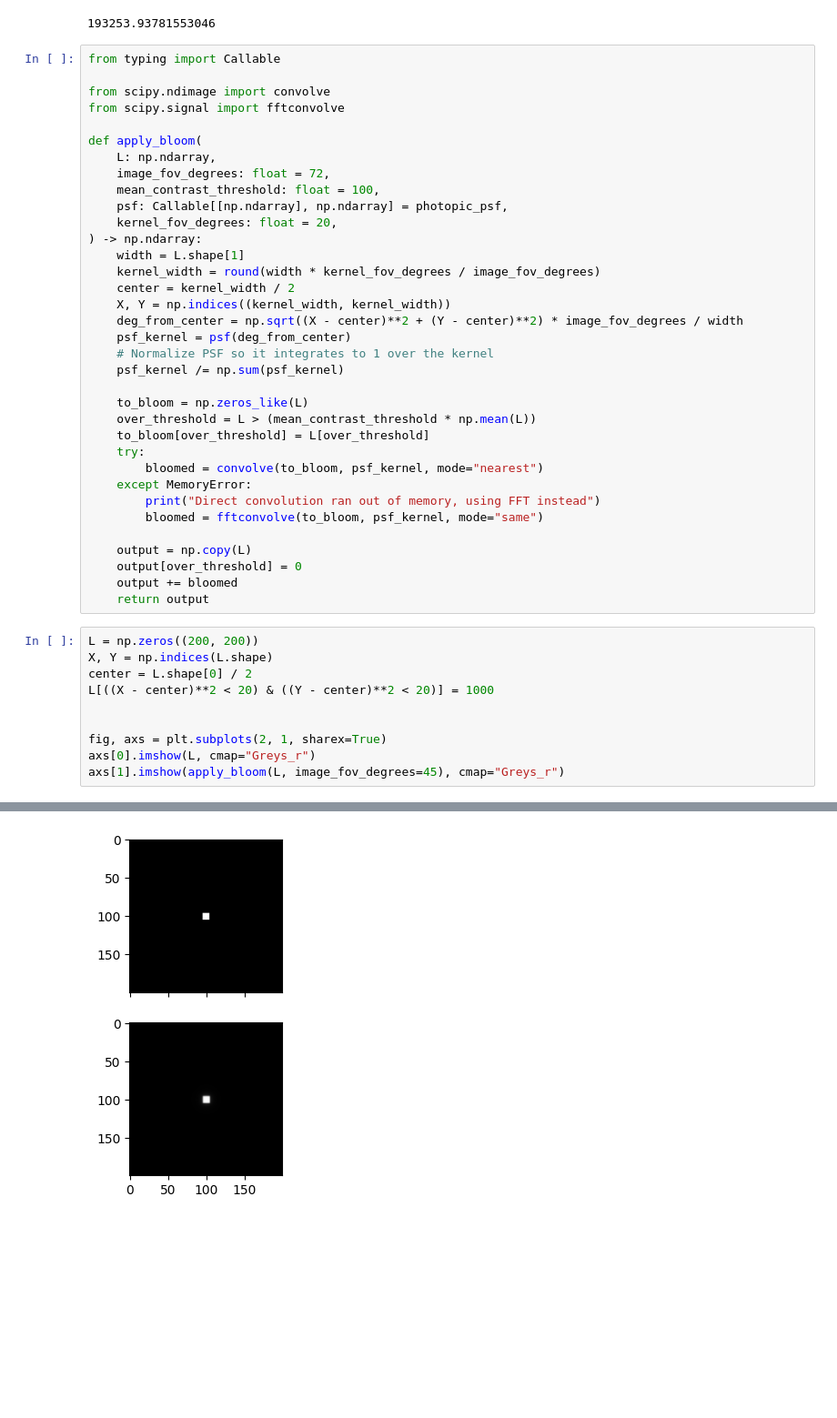
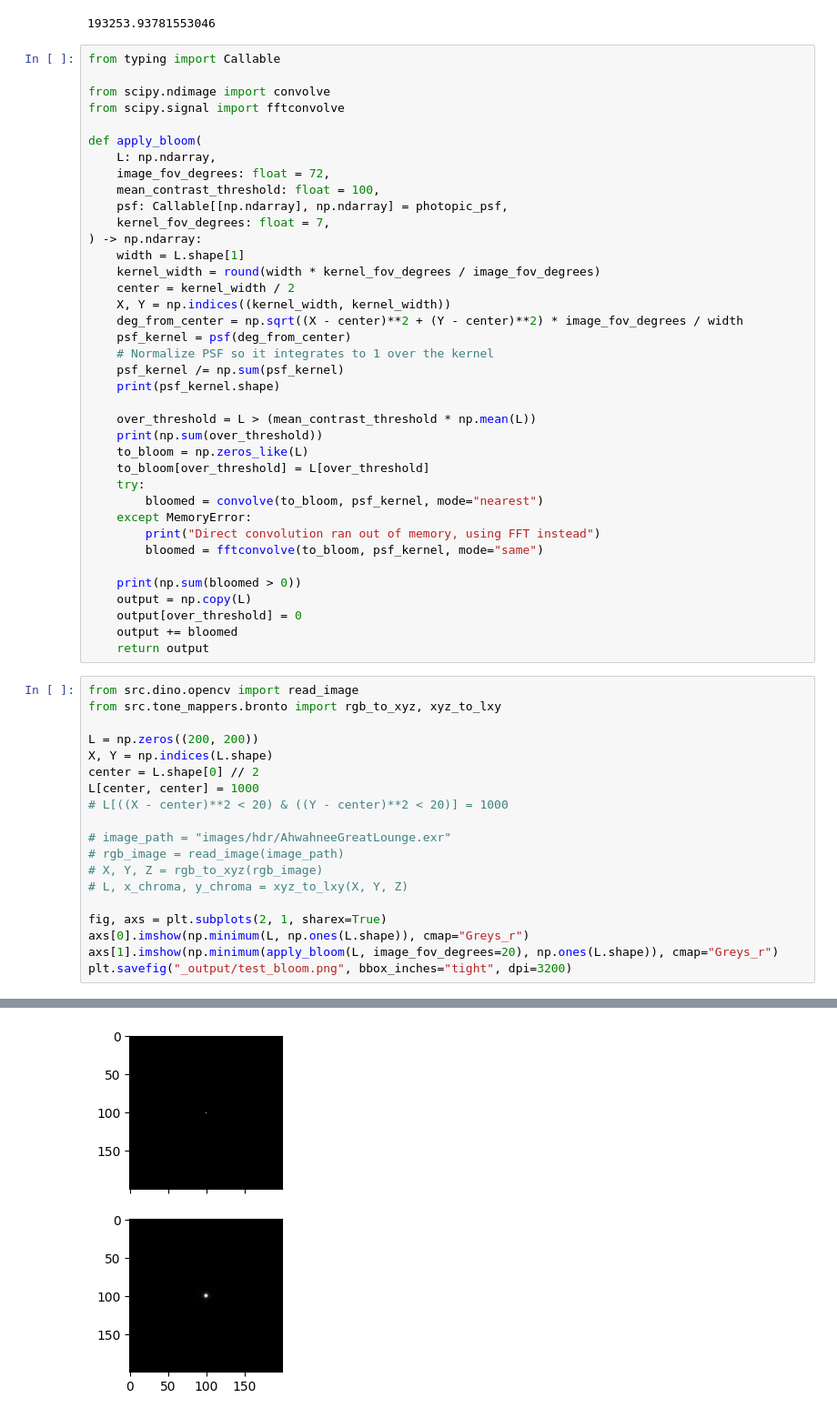
Before and after one commit to ASavageCabbage/divnorm-brightness, a Jupyter notebook: glare_psf.ipynb, the cells around one changed output, grey strips where cells are left out. Shown: that part at 91% size. Drawn from its saved outputs; the diff is of its cells as text; blank space fills up the shorter version.

```diff
--- a/glare_psf.ipynb
+++ b/glare_psf.ipynb
@@ -76,7 +76,7 @@ def apply_bloom(
     image_fov_degrees: float = 72,
     mean_contrast_threshold: float = 100,
     psf: Callable[[np.ndarray], np.ndarray] = photopic_psf,
-    kernel_fov_degrees: float = 20,
+    kernel_fov_degrees: float = 7,
 ) -> np.ndarray:
     width = L.shape[1]
     kernel_width = round(width * kernel_fov_degrees / image_fov_degrees)
@@ -86,9 +86,11 @@ def apply_bloom(
     psf_kernel = psf(deg_from_center)
     # Normalize PSF so it integrates to 1 over the kernel
     psf_kernel /= np.sum(psf_kernel)
+    print(psf_kernel.shape)
 
+    over_threshold = L > (mean_contrast_threshold * np.mean(L))
+    print(np.sum(over_threshold))
     to_bloom = np.zeros_like(L)
-    over_threshold = L > (mean_contrast_threshold * np.mean(L))
     to_bloom[over_threshold] = L[over_threshold]
     try:
         bloomed = convolve(to_bloom, psf_kernel, mode="nearest")
@@ -96,18 +98,28 @@ def apply_bloom(
         print("Direct convolution ran out of memory, using FFT instead")
         bloomed = fftconvolve(to_bloom, psf_kernel, mode="same")
 
+    print(np.sum(bloomed > 0))
     output = np.copy(L)
     output[over_threshold] = 0
     output += bloomed
     return output
 # %%
+from src.dino.opencv import read_image
+from src.tone_mappers.bronto import rgb_to_xyz, xyz_to_lxy
+
 L = np.zeros((200, 200))
 X, Y = np.indices(L.shape)
-center = L.shape[0] / 2
-L[((X - center)**2 < 20) & ((Y - center)**2 < 20)] = 1000
+center = L.shape[0] // 2
+L[center, center] = 1000
+# L[((X - center)**2 < 20) & ((Y - center)**2 < 20)] = 1000
 
+# image_path = "images/hdr/AhwahneeGreatLounge.exr"
+# rgb_image = read_image(image_path)
+# X, Y, Z = rgb_to_xyz(rgb_image)
+# L, x_chroma, y_chroma = xyz_to_lxy(X, Y, Z)
 
 fig, axs = plt.subplots(2, 1, sharex=True)
-axs[0].imshow(L, cmap="Greys_r")
-axs[1].imshow(apply_bloom(L, image_fov_degrees=45), cmap="Greys_r")
+axs[0].imshow(np.minimum(L, np.ones(L.shape)), cmap="Greys_r")
+axs[1].imshow(np.minimum(apply_bloom(L, image_fov_degrees=20), np.ones(L.shape)), cmap="Greys_r")
+plt.savefig("_output/test_bloom.png", bbox_inches="tight", dpi=3200)
 # %% [output]
@@ -115,4 +129,4 @@ axs[1].imshow(apply_bloom(L, image_fov_degrees=45), cmap="Greys_r")
-[figure, old version]
+[figure, new version]
 # %%
 import matplotlib
 matplotlib.rcParams['pdf.fonttype'] = 42
```
Also changed, not shown: parts of 2 cells of this notebook, 2 other files.
